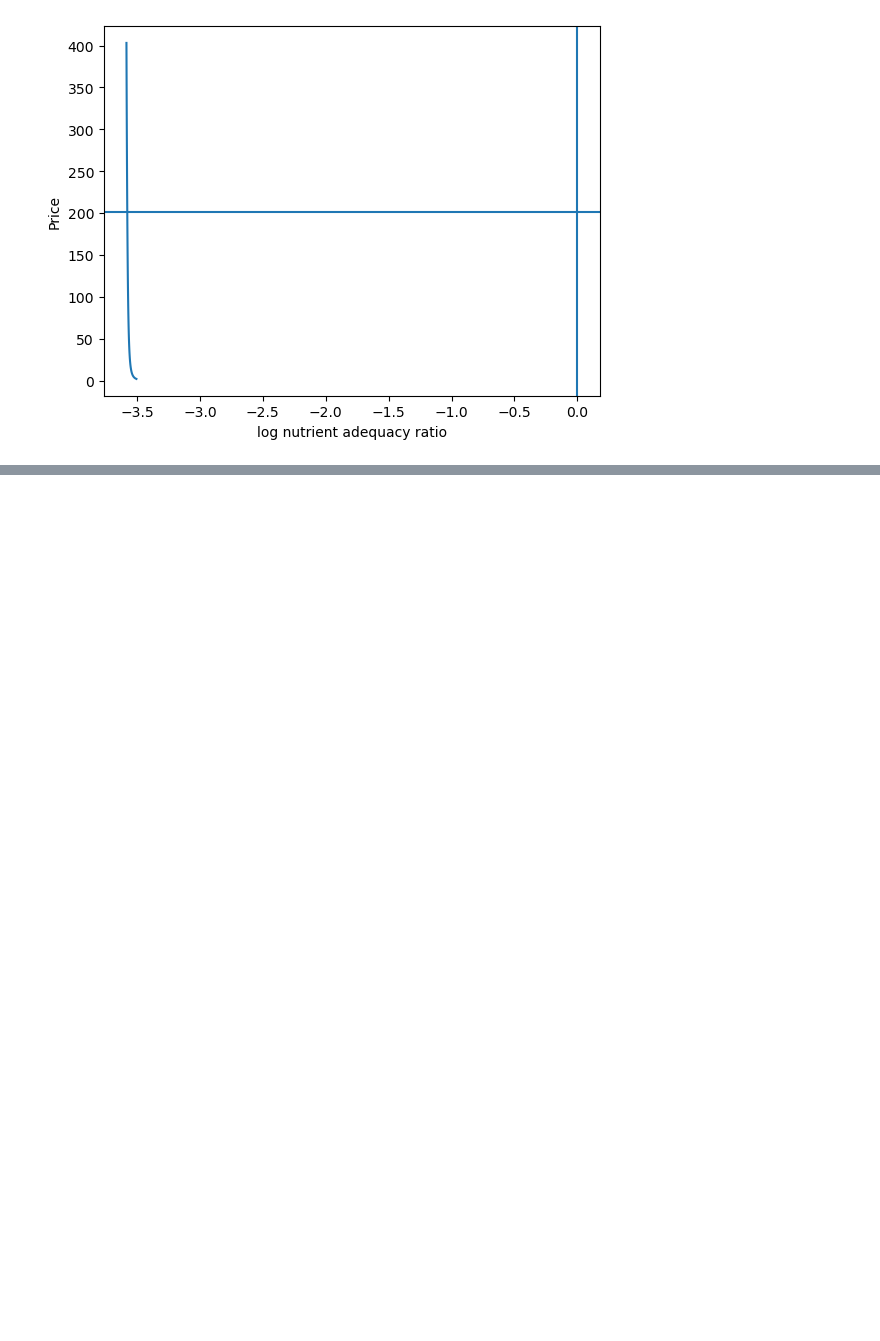
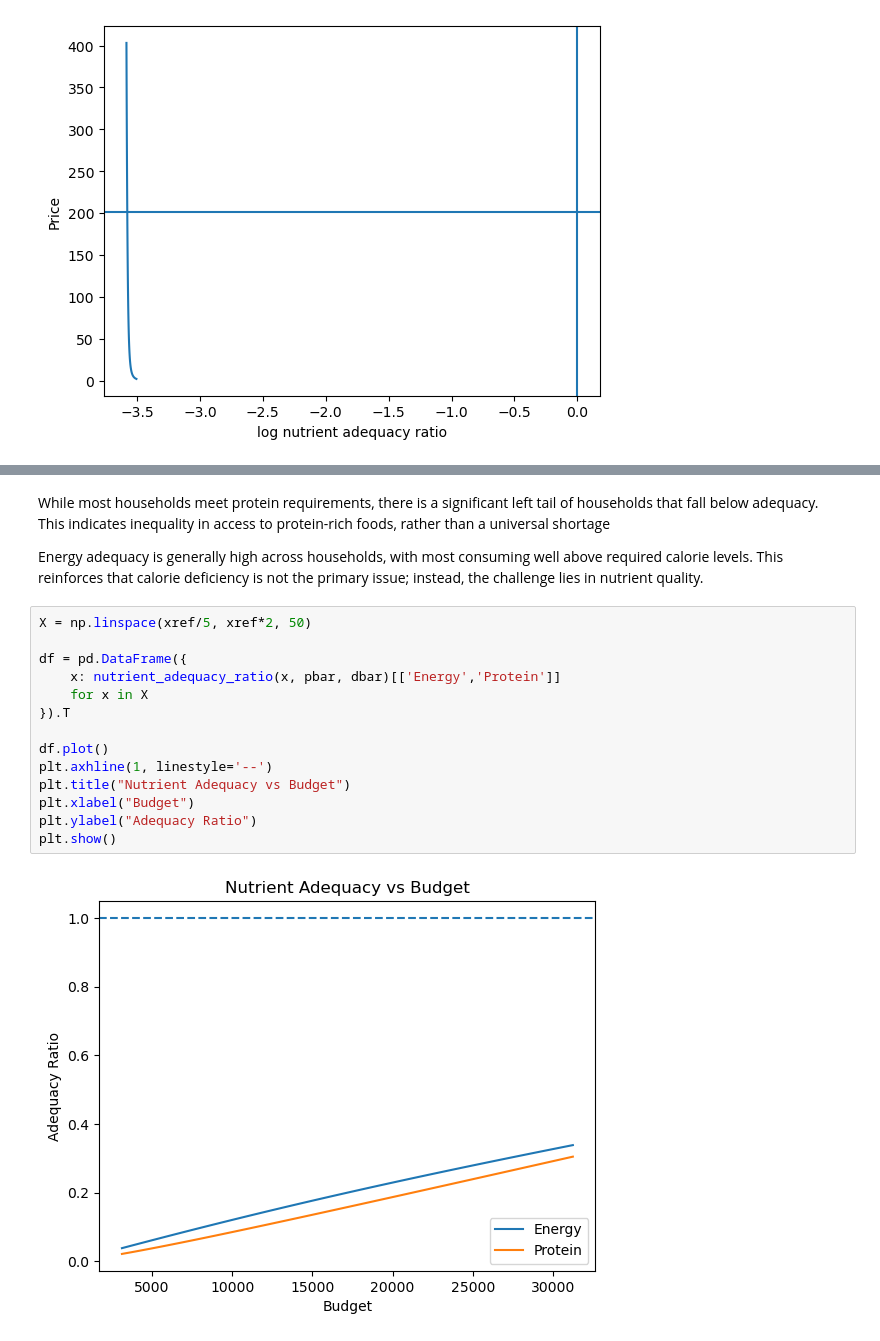
Before and after one commit to marcaina16/EEP-153---Project-4, a Jupyter notebook: notebook/Nutrition_System.ipynb, the cells around one changed output, grey strips where cells are left out. Cells and saved outputs as stored; diff of their text form; blank space fills up the shorter version.

```diff
--- a/notebook/Nutrition_System.ipynb
+++ b/notebook/Nutrition_System.ipynb
@@ -399,0 +430,20 @@ Text(0.5, 0, 'log nutrient adequacy ratio')
+# %% [markdown]
+While most households meet protein requirements, there is a significant left tail of households that fall below adequacy. This indicates inequality in access to protein-rich foods, rather than a universal shortage
+
+Energy adequacy is generally high across households, with most consuming well above required calorie levels. This reinforces that calorie deficiency is not the primary issue; instead, the challenge lies in nutrient quality.
+# %%
+X = np.linspace(xref/5, xref*2, 50)
+
+df = pd.DataFrame({
+    x: nutrient_adequacy_ratio(x, pbar, dbar)[['Energy','Protein']]
+    for x in X
+}).T
+
+df.plot()
+plt.axhline(1, linestyle='--')
+plt.title("Nutrient Adequacy vs Budget")
+plt.xlabel("Budget")
+plt.ylabel("Adequacy Ratio")
+plt.show()
+# %% [output]
+[figure, added]
```
Also changed, not shown: parts of 15 cells of this notebook.
